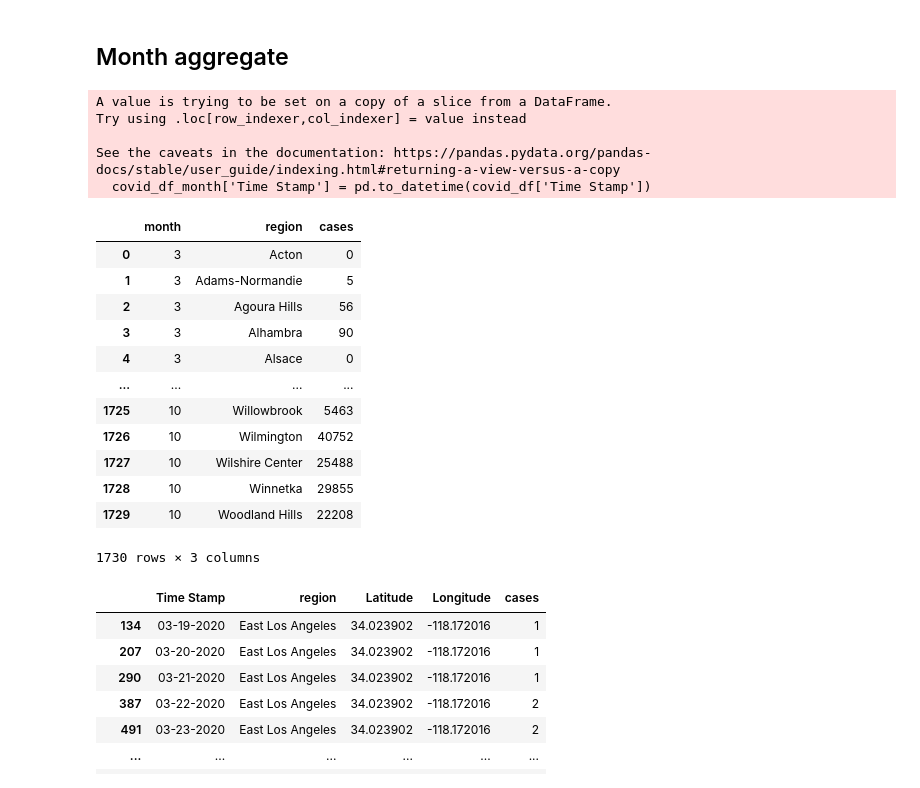
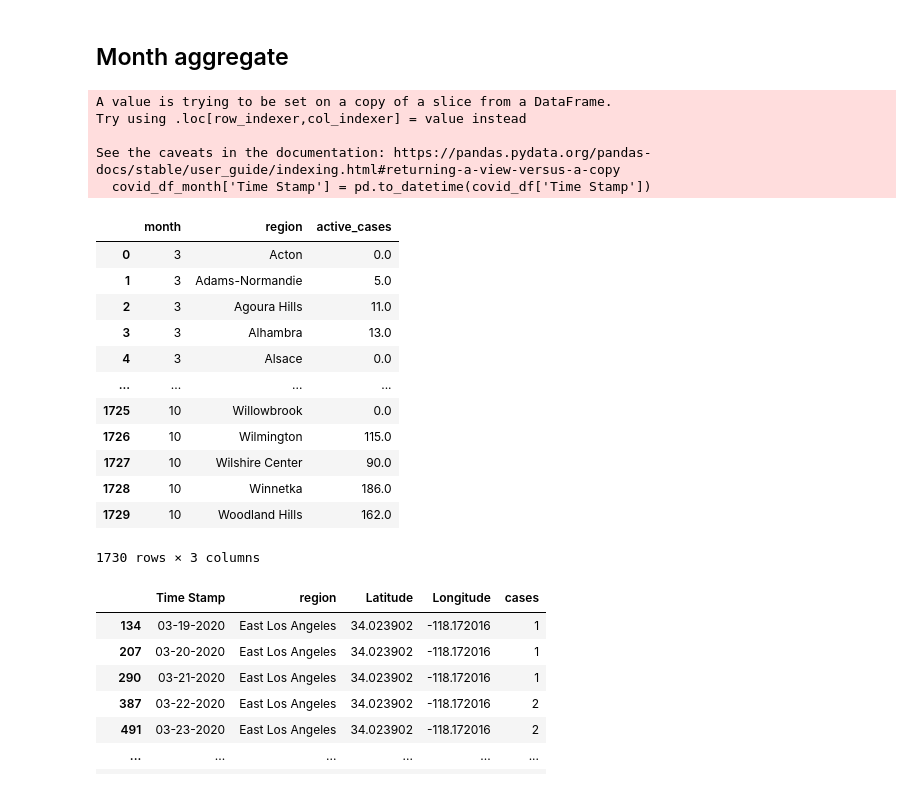
Before and after one commit to kaushiktandon/COVID-19-LA-Neighborhood-Case-Prediction, a Jupyter notebook: code/covid_cases_data_processing.ipynb, the cells around one changed output. Saved outputs shown, nothing was run; the diff lists cells and outputs as text; code cells hidden in the pictures.

```diff
--- a/code/covid_cases_data_processing.ipynb
+++ b/code/covid_cases_data_processing.ipynb
@@ -55,7 +62,7 @@ la_filtered.head()
 ## Get bordering regions
 # %%
 # Create a polygon that covers the entire la county region
-cover = gpd.GeoSeries(Polygon([(-120.2,35.5), (-120.2,33), (-117,33), (-117,35.5)])).set_crs(epsg=4269)
+cover = gpd.GeoSeries(Polygon([(-119.4,35), (-119.4,33.2), (-117,33.2), (-117,35)])).set_crs(epsg=4269)
 # Remove Catalina Island since it is an island which has no neighbors
 la_noisland = la_filtered[la_filtered['region']!='Unincorporated Catalina Island']
 # Remove small holes within the la county unary union polygon
@@ -64,7 +71,7 @@ no_holes_series = gpd.GeoSeries(no_holes).set_crs(epsg=4269)
 # Subtract la county from the covering polygon
 diff = gpd.GeoSeries.difference(cover, no_holes_series)
 # We can find the cities that are touching 'diff' to locate border cities
-diff.plot(figsize=(5,5))
+# diff.plot(figsize=(5,5))
 # Get neighbors of diff to obtain bordered regions
 border_regions = la_filtered[~la_filtered.geometry.disjoint(diff[0])].region.tolist()
 la_filtered.loc[len(la_filtered)] = ["COVER", diff[0], ", ".join(border_regions), 0]
@@ -110,3 +116,21 @@ covid_df.head()
 | 2 | 03-16-2020 | Beverly Hills | 34.069650 | -118.396306 | 1 |
 | 3 | 03-16-2020 | Boyle Heights | 34.043689 | -118.209768 | 5 |
 | 4 | 03-16-2020 | Carson | 33.832204 | -118.251755 | 1 |
+# %%
+# Set COVID cases to not be less than previously recorded - it should be a non-decreasing function
+for region in covid_df["region"].unique():
+  df = covid_df[covid_df['region'] == region]
+  prev_cases = 0
+  for idx, row in df.iterrows():
+    if prev_cases > row['cases']:
+      covid_df.loc[idx, 'cases'] =  prev_cases
+    else:
+      prev_cases = row['cases']
+# %%
+for region in covid_df["region"].unique():
+  df = covid_df[covid_df['region'] == region]
+  prev_cases = 0
+  for idx, row in df.iterrows():
+    covid_df.loc[idx, 'active_cases'] =  row['cases'] - prev_cases
+    prev_cases = row['cases']
+covid_df[covid_df['region'] == 'Alhambra']
@@ -237,31 +291,31 @@ len(regions)
 # %% [markdown]
 ## Month aggregate
 # %%
-covid_df_month = covid_df[['Time Stamp', 'region', 'cases']]
+covid_df_month = covid_df[['Time Stamp', 'region', 'active_cases']]
 covid_df_month['Time Stamp'] = pd.to_datetime(covid_df['Time Stamp'])
 covid_df_month = covid_df_month.set_index('Time Stamp')
 covid_df_month = covid_df_month.groupby([pd.Grouper(freq='M'), 'region']).sum()
 covid_df_month = covid_df_month.reset_index(level=['Time Stamp','region']).rename(columns={'Time Stamp': 'month'})
 covid_df_month.month = covid_df_month.month.dt.month
 covid_df_month
 # %% [output]
 A value is trying to be set on a copy of a slice from a DataFrame.
 Try using .loc[row_indexer,col_indexer] = value instead
 
 See the caveats in the documentation: https://pandas.pydata.org/pandas-docs/stable/user_guide/indexing.html#returning-a-view-versus-a-copy
   covid_df_month['Time Stamp'] = pd.to_datetime(covid_df['Time Stamp'])
-|  | month | region | cases |
-| 0 | 3 | Acton | 0 |
-| 1 | 3 | Adams-Normandie | 5 |
-| 2 | 3 | Agoura Hills | 56 |
-| 3 | 3 | Alhambra | 90 |
-| 4 | 3 | Alsace | 0 |
+|  | month | region | active_cases |
+| 0 | 3 | Acton | 0.0 |
+| 1 | 3 | Adams-Normandie | 5.0 |
+| 2 | 3 | Agoura Hills | 11.0 |
+| 3 | 3 | Alhambra | 13.0 |
+| 4 | 3 | Alsace | 0.0 |
 | ... | ... | ... | ... |
-| 1725 | 10 | Willowbrook | 5463 |
-| 1726 | 10 | Wilmington | 40752 |
-| 1727 | 10 | Wilshire Center | 25488 |
-| 1728 | 10 | Winnetka | 29855 |
-| 1729 | 10 | Woodland Hills | 22208 |
+| 1725 | 10 | Willowbrook | 0.0 |
+| 1726 | 10 | Wilmington | 115.0 |
+| 1727 | 10 | Wilshire Center | 90.0 |
+| 1728 | 10 | Winnetka | 186.0 |
+| 1729 | 10 | Woodland Hills | 162.0 |
 1730 rows × 3 columns
 # %%
 covid_df[covid_df['region'] == 'East Los Angeles']
```
Also changed, not shown: parts of 16 cells of this notebook, 4 other files.
